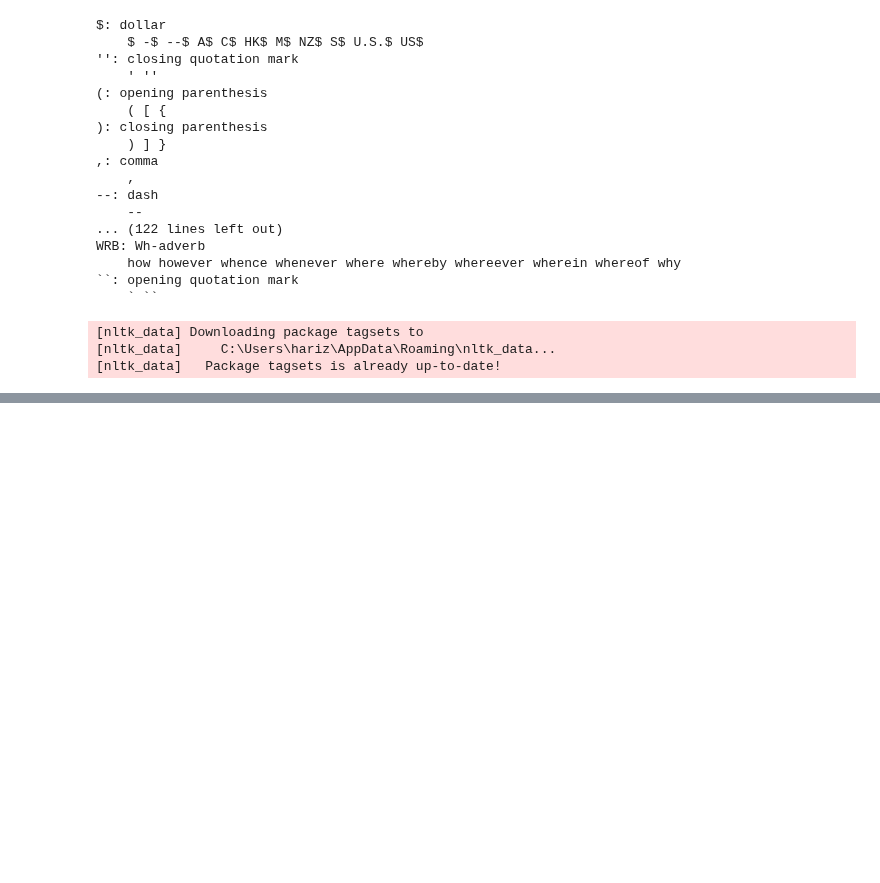
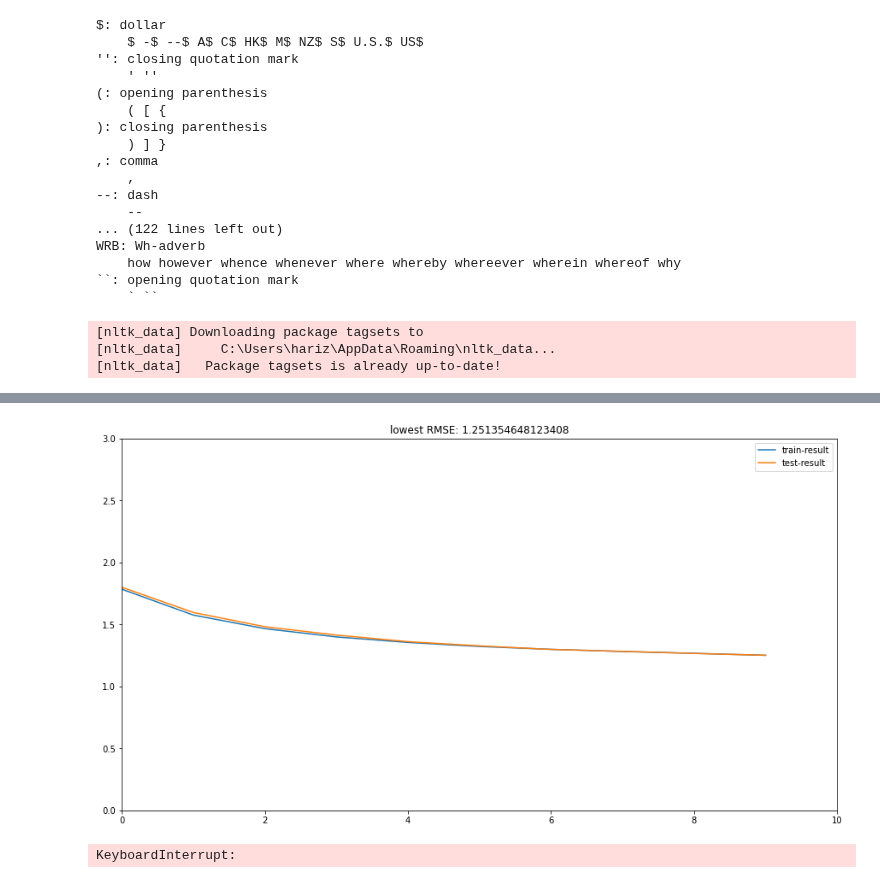
Before and after one commit to harizjet/SubjectSentimentModelling, a Jupyter notebook: basic_exploring/exploring1.ipynb, the cells around one changed output, grey strips where cells are left out. Cells and saved outputs as stored; diff of their text form; code cells hidden in the pictures; blank space fills up the shorter version.

```diff
--- a/basic_exploring/exploring1.ipynb
+++ b/basic_exploring/exploring1.ipynb
@@ -518,0 +528,12 @@ lemmatization(dfdataTrain[dfdataTrain.countSentences == dfdataTrain['countSenten
+# %%
+def pipeProcess_1(text: str) -> str:
+    text = pipe_cleaningText(text)
+    text = pipe_removeStopWords(text)
+    return text
+
+def extractFeaturesAndTarget_1(data: pd.DataFrame) -> (np.array, np.array):
+    return feature_tfidf(data['reviewText']), data['overall'].to_numpy()
+# %%
+data1 = dfdataTrainExp.copy()
+data1['reviewText'] = data1.reviewText.apply(lambda x: pipeProcess_1(x))
+data1.head()
@@ -518,0 +547,18 @@ lemmatization(dfdataTrain[dfdataTrain.countSentences == dfdataTrain['countSenten
+# %%
+xArr, yArr = extractFeaturesAndTarget_1(data1)
+result = loop_testing(nb_model, 10, xArr, yArr)
+# %%
+train_res, test_res = [], []
+for res in result:
+    train_res += [res[0]]
+    test_res += [res[1]]
+# %%
+fig, axe = plt.subplots(figsize=(15, 8), nrows=1, ncols=1)
+sns.lineplot(data=train_res, ax=axe, label='train-result')
+sns.lineplot(data=test_res, ax=axe, label='test-result')
+axe.set_xlim([0, 10])
+axe.set_ylim([0, 3])
+axe.set_title("lowest RMSE: {}".format(min(train_res)))
+plt.show();
+# %% [output]
+[figure, added]
@@ -518,0 +575,6 @@ lemmatization(dfdataTrain[dfdataTrain.countSentences == dfdataTrain['countSenten
+# %%
+data1 = dfdataTrainExp.copy()
+data1['reviewText'] = data1.reviewText.apply(lambda x: pipeProcess_1(x))
+data1.head()
+# %% [output]
+KeyboardInterrupt:
```
Also changed, not shown: parts of 109 cells of this notebook, 2 other files.
